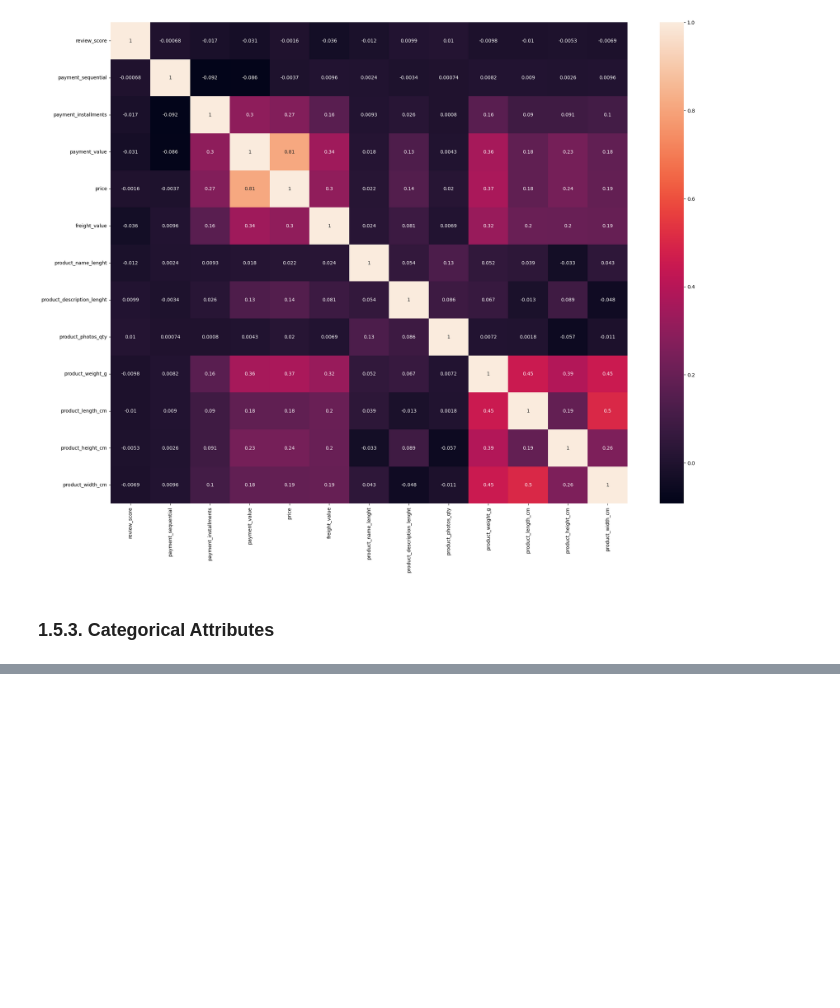
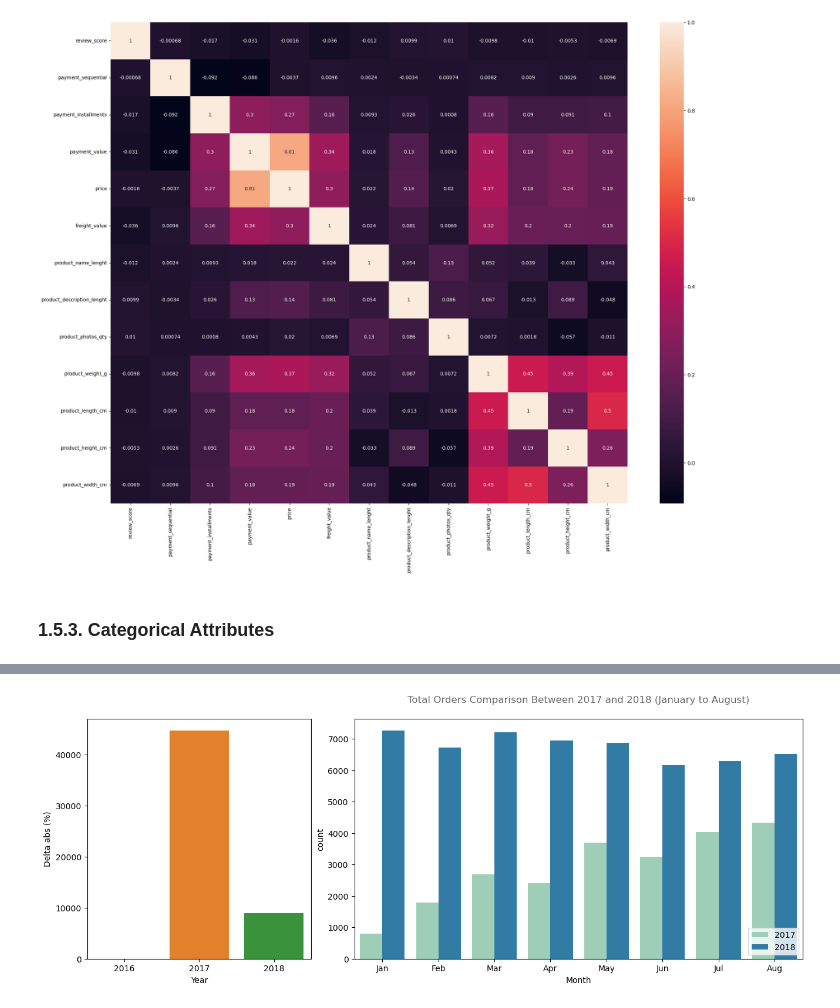
Before and after one commit to lucasquemelli/customer_satisfaction_prediction, a Jupyter notebook: customer_satisfaction_prediction.ipynb, the cells around one changed output, grey strips where cells are left out. Cells and saved outputs as stored; diff of their text form; code cells hidden in the pictures; blank space fills up the shorter version.

```diff
--- a/customer_satisfaction_prediction.ipynb
+++ b/customer_satisfaction_prediction.ipynb
@@ -943,0 +1137,13 @@ sns.heatmap(num_attributes.corr(method="kendall"), annot=True);
+# %%
+df_orders_compare = df_orders.query('order_purchase_year in (2016, 2017, 2018) & order_purchase_month <= 12')
+df_orders_compare['orders'] = df_orders_compare.groupby(['order_purchase_year', 'order_purchase_month'])['order_purchase_month'].transform('count')
+# %%
+aux = df_orders_compare.copy()
+
+aux = aux[["order_purchase_year", "order_purchase_month", "orders"]].\
+      drop_duplicates().copy()
+# %%
+aux = aux[["orders", "order_purchase_year"]].groupby("order_purchase_year").sum().reset_index()
+# %%
+aux['delta_abs_orders'] = aux['orders'].diff().fillna(0.0)
+aux['delta_rel_orders'] = aux['orders'].pct_change().fillna(0.0)
@@ -943,0 +1157,28 @@ sns.heatmap(num_attributes.corr(method="kendall"), annot=True);
+# %%
+# Creating figure
+fig = plt.figure(constrained_layout=True, figsize=(13, 5))
+
+# Axis definition
+gs = gridspec.GridSpec(1, 3, figure=fig)
+ax1 = fig.add_subplot(gs[0, 0])
+ax2 = fig.add_subplot(gs[0, 1:])
+
+# waterfall chart
+sns.barplot(x='order_purchase_year', y='delta_abs_orders', data=aux, ax=ax1)
+ax1.set_ylabel("Delta abs (%)")
+ax1.set_xlabel("Year")
+
+# restarting dataset
+df_orders_compare = df_orders.query('order_purchase_year in (2017, 2018) & order_purchase_month <= 8')
+
+# Bar chart - Comparison between monthly sales between 2017 and 2018
+sns.countplot(data=df_orders_compare, x='order_purchase_month', hue='order_purchase_year', ax=ax2,
+              palette='YlGnBu')
+month_label = ['Jan', 'Feb', 'Mar', 'Apr', 'May', 'Jun', 'Jul', 'Aug']
+ax2.set_xticklabels(month_label)
+ax2.set_title('Total Orders Comparison Between 2017 and 2018 (January to August)', size=12, color='dimgrey', pad=20)
+ax2.set_xlabel("Month")
+plt.legend(loc='lower right')
+plt.show()
+# %% [output]
+[figure, added]
```
Also changed, not shown: parts of 18 cells of this notebook.
